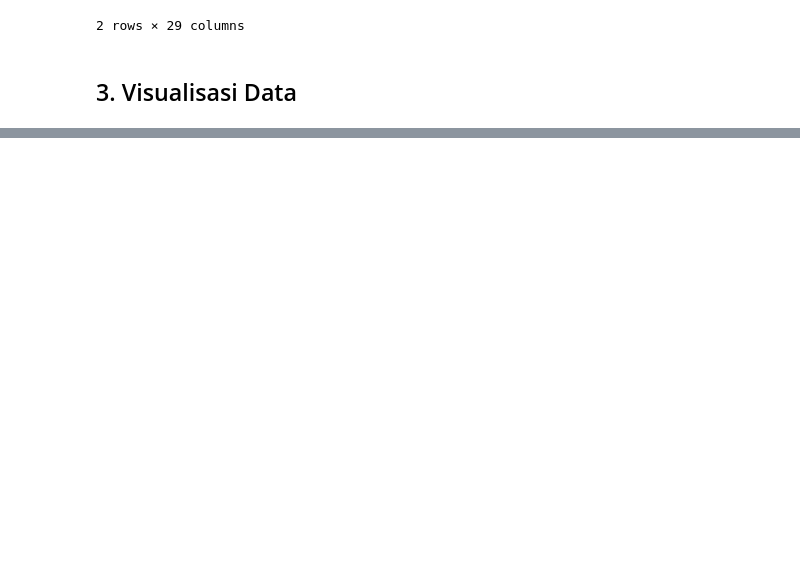
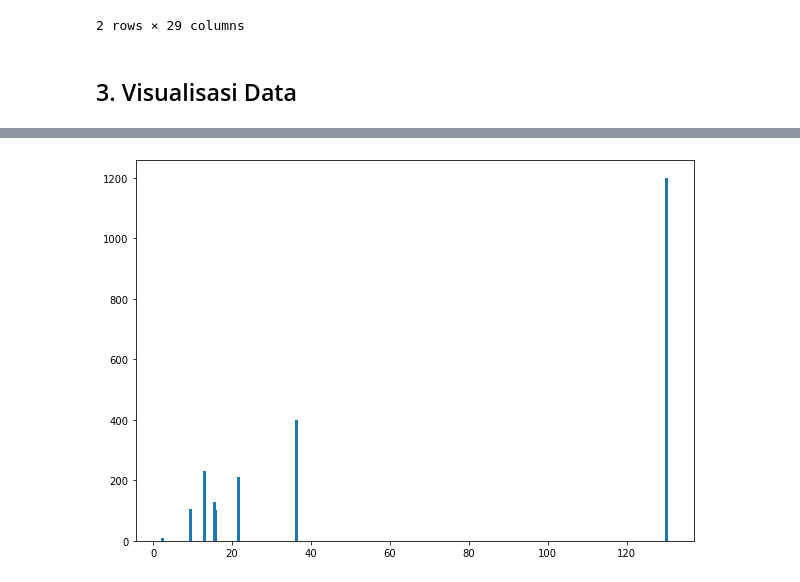
Before and after one commit to Arif-Widagdo/Data-Analysis-on-the-Brazilian-E-Commerce-Public-Dataset-by-Olist, a Jupyter notebook: code/Tugas01_04.ipynb, the cells around one changed output, grey strips where cells are left out. Cells and saved outputs as stored; diff of their text form; code cells hidden in the pictures; blank space fills up the shorter version.

```diff
--- a/code/Tugas01_04.ipynb
+++ b/code/Tugas01_04.ipynb
@@ -707,0 +673,22 @@ df
+# %%
+import pandas as pd
+from matplotlib import pyplot as plt
+
+# Read CSV into pandas
+
+new_olist_customers_orders.head()
+df = pd.DataFrame(new_olist_customers_orders)
+
+name = df['freight_value'].head(12)
+price = df['price'].head(12)
+
+# Figure Size
+fig = plt.figure(figsize =(10, 7))
+
+# Horizontal Bar Plot
+plt.bar(name[0:10], price[0:10])
+
+# Show Plot
+plt.show()
+# %% [output]
+[figure, added]
```
Also changed, not shown: parts of 42 cells of this notebook.
